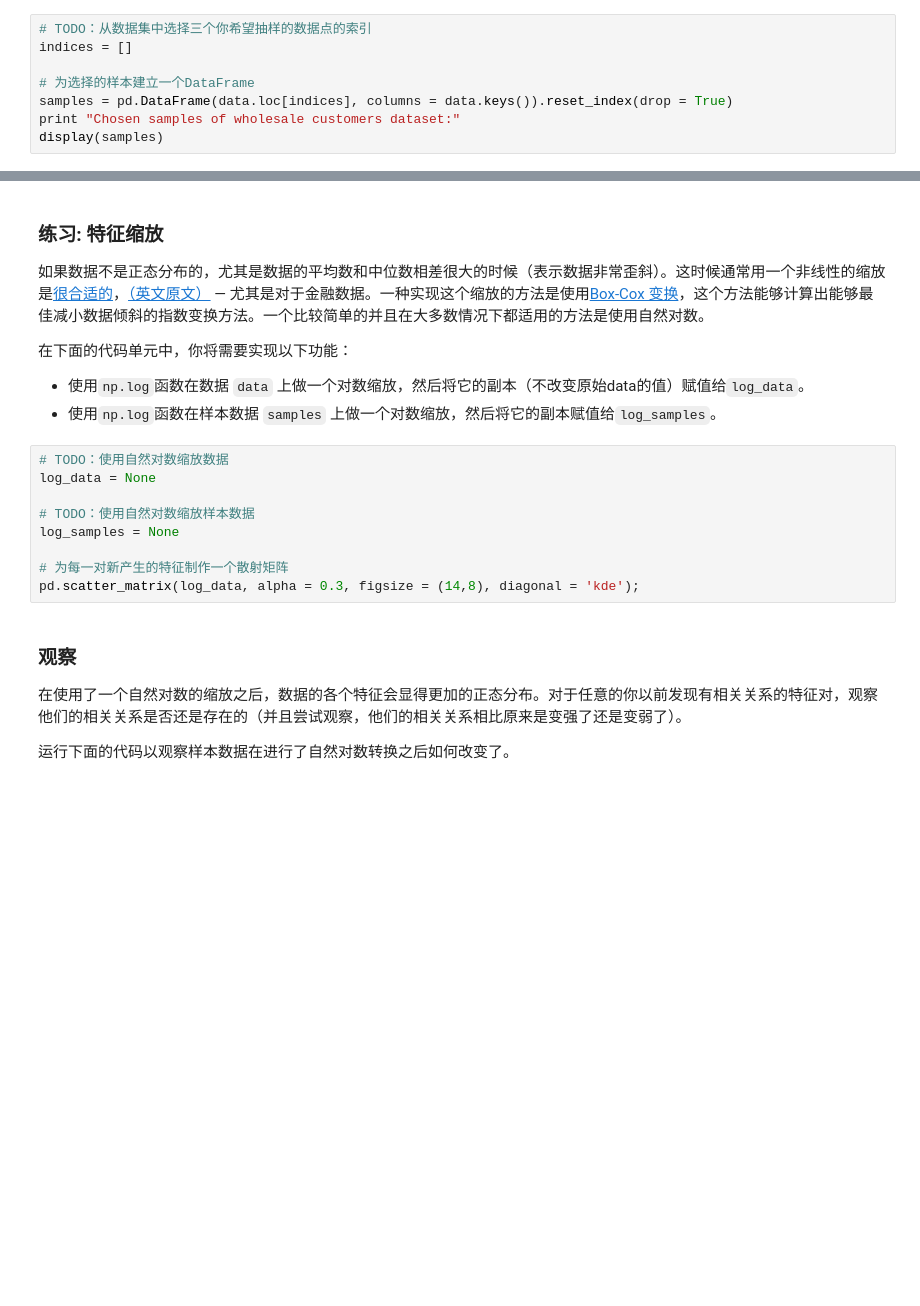
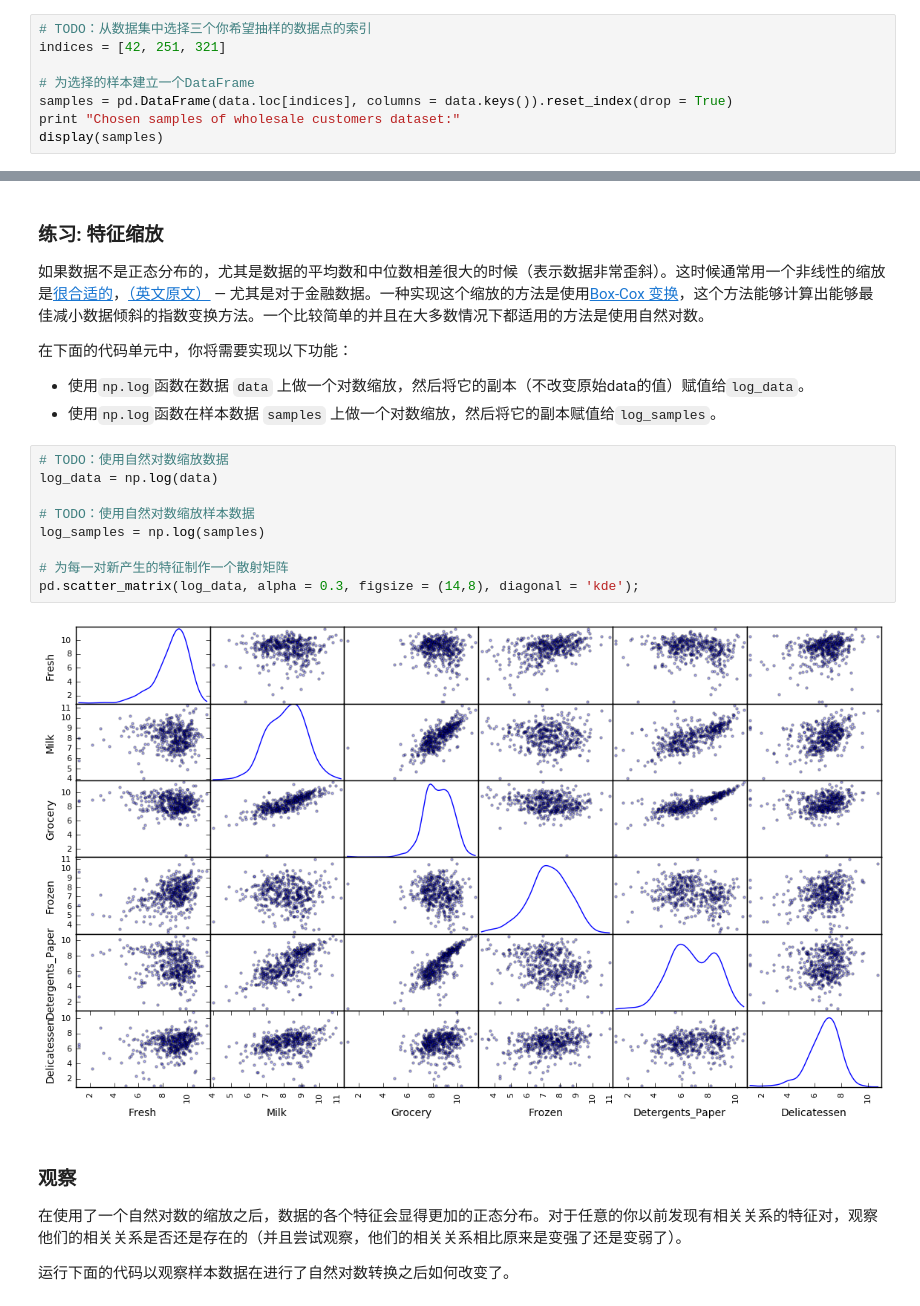
Before and after one commit to CodeWTKH/creating_customer_segments, a Jupyter notebook: customer_segments.ipynb, the cells around one changed output, grey strips where cells are left out. Saved outputs shown, nothing was run; the diff lists cells and outputs as text; blank space fills up the shorter version.

```diff
--- a/customer_segments.ipynb
+++ b/customer_segments.ipynb
@@ -46,7 +58,7 @@ display(data.describe())
 为了对客户有一个更好的了解，并且了解代表他们的数据将会在这个分析过程中如何变换。最好是选择几个样本数据点，并且更为详细地分析它们。在下面的代码单元中，选择**三个**索引加入到索引列表`indices`中，这三个索引代表你要追踪的客户。我们建议你不断尝试，直到找到三个明显不同的客户。
 # %%
 # TODO：从数据集中选择三个你希望抽样的数据点的索引
-indices = []
+indices = [42, 251, 321]
 
 # 为选择的样本建立一个DataFrame
 samples = pd.DataFrame(data.loc[indices], columns = data.keys()).reset_index(drop = True)
@@ -113,13 +141,15 @@ pd.scatter_matrix(data, alpha = 0.3, figsize = (14,8), diagonal = 'kde');
  - 使用`np.log`函数在样本数据 `samples` 上做一个对数缩放，然后将它的副本赋值给`log_samples`。
 # %%
 # TODO：使用自然对数缩放数据
-log_data = None
+log_data = np.log(data)
 
 # TODO：使用自然对数缩放样本数据
-log_samples = None
+log_samples = np.log(samples)
 
 # 为每一对新产生的特征制作一个散射矩阵
 pd.scatter_matrix(log_data, alpha = 0.3, figsize = (14,8), diagonal = 'kde');
+# %% [output]
+[figure, added]
 # %% [markdown]
 ### 观察
 在使用了一个自然对数的缩放之后，数据的各个特征会显得更加的正态分布。对于任意的你以前发现有相关关系的特征对，观察他们的相关关系是否还是存在的（并且尝试观察，他们的相关关系相比原来是变强了还是变弱了）。
```
Also changed, not shown: parts of 13 cells of this notebook.
